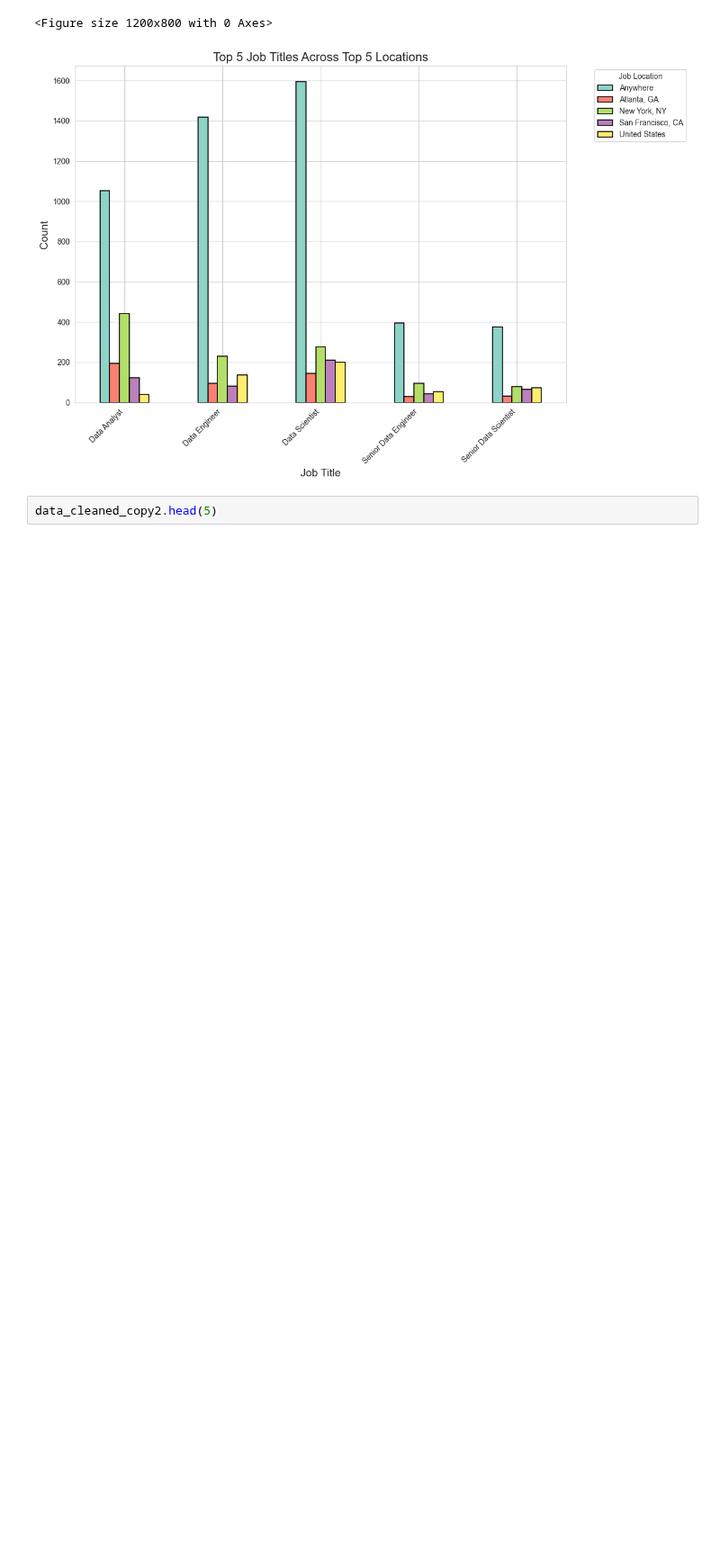
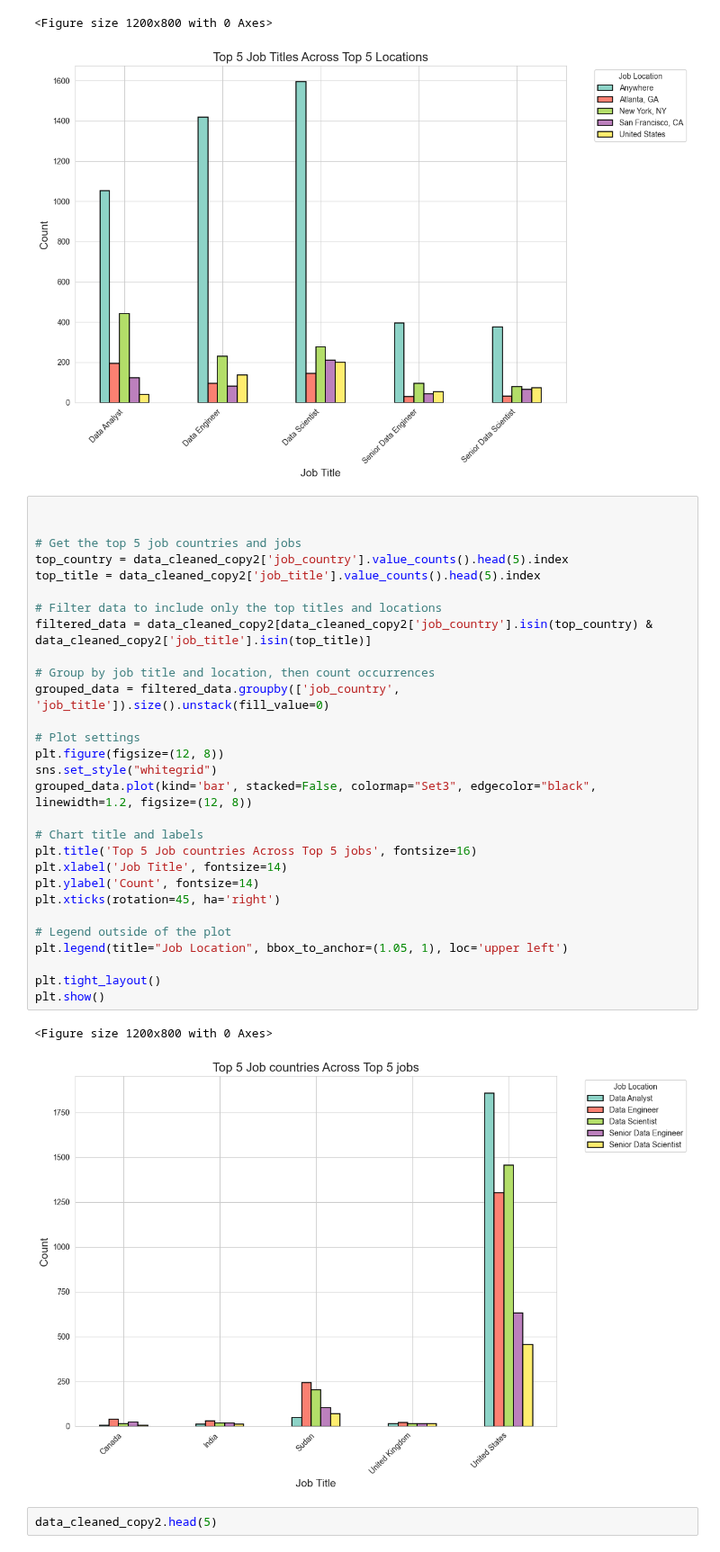
Before and after one commit to Malinda1/data-job-analysis, a Jupyter notebook: data_job_analysis.ipynb, the cells around one changed output. Shown at 90% size. Saved outputs shown, nothing was run; the diff lists cells and outputs as text; blank space fills up the shorter version.

Commit message:
create a bar chart for represent top five countries over top five jobs

```diff
--- a/data_job_analysis.ipynb
+++ b/data_job_analysis.ipynb
@@ -533,6 +533,38 @@ plt.show()
 # %% [output]
 <Figure size 1200x800 with 0 Axes>
 [figure]
+# %%
+
+
+# Get the top 5 job countries and jobs
+top_country = data_cleaned_copy2['job_country'].value_counts().head(5).index
+top_title = data_cleaned_copy2['job_title'].value_counts().head(5).index
+
+# Filter data to include only the top titles and locations
+filtered_data = data_cleaned_copy2[data_cleaned_copy2['job_country'].isin(top_country) & data_cleaned_copy2['job_title'].isin(top_title)]
+
+# Group by job title and location, then count occurrences
+grouped_data = filtered_data.groupby(['job_country', 'job_title']).size().unstack(fill_value=0)
+
+# Plot settings
+plt.figure(figsize=(12, 8))
+sns.set_style("whitegrid")
+grouped_data.plot(kind='bar', stacked=False, colormap="Set3", edgecolor="black", linewidth=1.2, figsize=(12, 8))
+
+# Chart title and labels
+plt.title('Top 5 Job countries Across Top 5 jobs', fontsize=16)
+plt.xlabel('Job Title', fontsize=14)
+plt.ylabel('Count', fontsize=14)
+plt.xticks(rotation=45, ha='right')
+
+# Legend outside of the plot
+plt.legend(title="Job Location", bbox_to_anchor=(1.05, 1), loc='upper left')
+
+plt.tight_layout()
+plt.show()
+# %% [output]
+<Figure size 1200x800 with 0 Axes>
+[figure, added]
 # %%
 data_cleaned_copy2.head(5)
 # %% [output]
```
